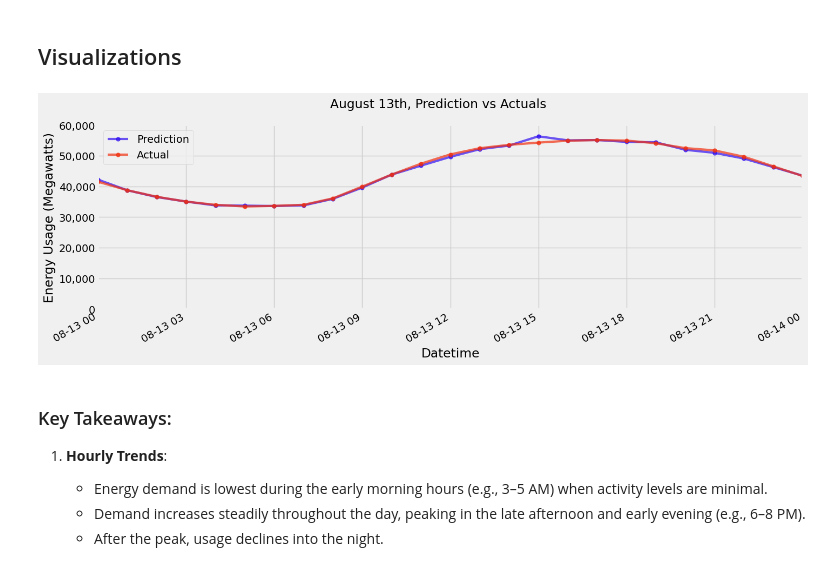
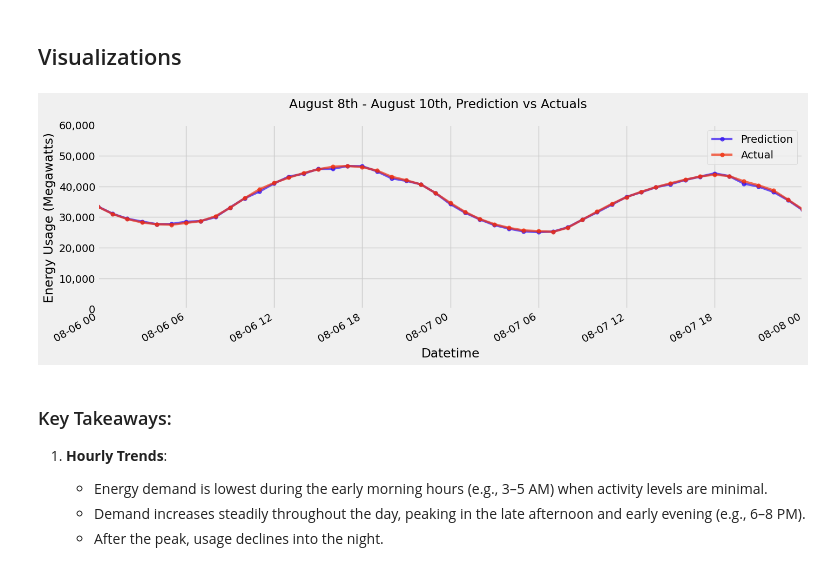
Before and after one commit to TrevorKap/ProjectRecreation, a Jupyter notebook: Energy_Consumption_Model/EnergyConsumption.ipynb, the cells around one changed output. Drawn from its saved outputs; the diff is of its cells as text; code cells hidden in the pictures.

```diff
--- a/Energy_Consumption_Model/EnergyConsumption.ipynb
+++ b/Energy_Consumption_Model/EnergyConsumption.ipynb
@@ -356,36 +356,36 @@ def comma_format(x, pos):
 pjme_all = pjme_all.rename(columns={
     'MW_Prediction': 'Prediction',
     'PJME_MW': 'Actual'
 })
 
 f, ax = plt.subplots(1)
 f.set_figheight(5)
 f.set_figwidth(15)
 
 pjme_all[['Prediction', 'Actual']].plot(
     ax=ax,
     style=['-o', '-o'],
     alpha=0.7,
     linewidth=3,
     markersize=5,
     color=['#300FF0', '#F0300F']
 )
 
-ax.set_xbound(lower='08-13-2016', upper='08-14-2016')
+ax.set_xbound(lower='08-06-2016', upper='08-08-2016')
 ax.set_ylim(0, 60000)
 
 
 ax.yaxis.set_major_formatter(FuncFormatter(comma_format))
 
 
 ax.set_ylabel('Energy Usage (Megawatts)')
 
 
-plot = plt.suptitle('August 13th, Prediction vs Actuals')
+plot = plt.suptitle('August 8th - August 10th, Prediction vs Actuals')
 
 plt.show()
 # %% [output]
-[figure, old version]
+[figure, new version]
 # %% [markdown]
 ### Key Takeaways:
 
```
Also changed, not shown: parts of 14 cells of this notebook.
